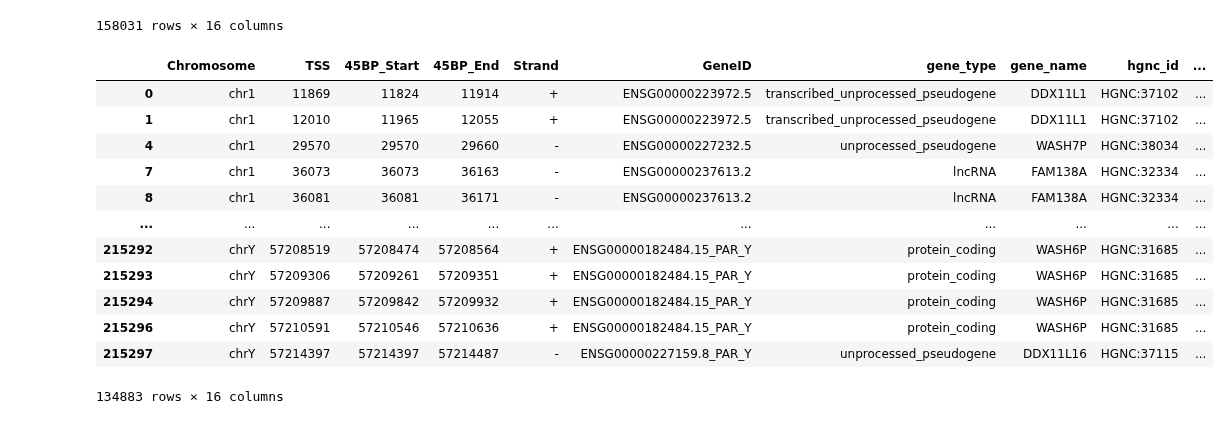
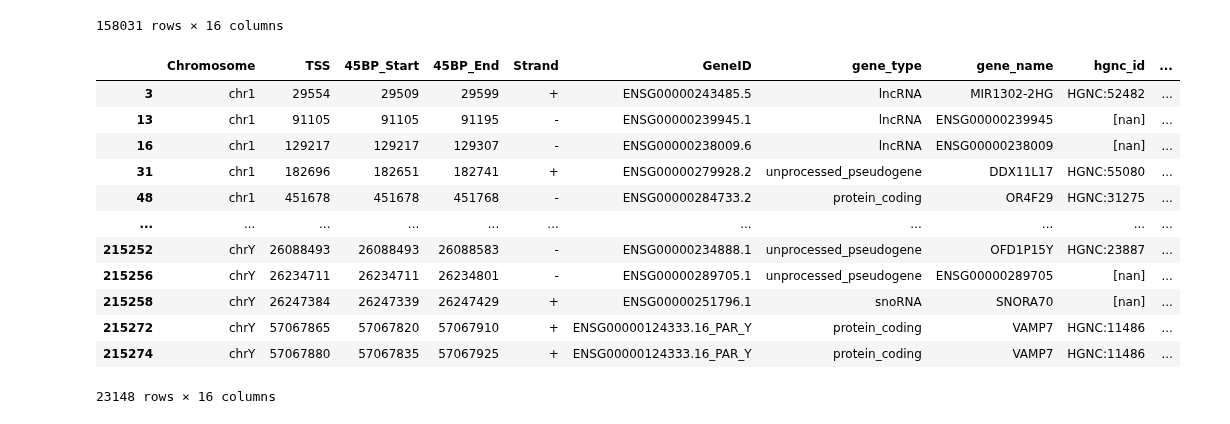
Before and after one commit to duttaprat/Postdoc, a Jupyter notebook: DNABERT_data_processing/Core_promoter/core-promoter_TATA_NonTATA_PWM.ipynb, the cells around one changed output. Drawn from its saved outputs; the diff is of its cells as text; code cells hidden in the pictures.

```diff
--- a/DNABERT_data_processing/Core_promoter/core-promoter_TATA_NonTATA_PWM.ipynb
+++ b/DNABERT_data_processing/Core_promoter/core-promoter_TATA_NonTATA_PWM.ipynb
@@ -561,20 +558,20 @@ selected_df
 | 215297 | chrY | 57214397 | 57214397 | 57214487 | - | ENSG00000227159.8_PAR_Y | unprocessed_pseudogene | DDX11L16 | HGNC:37115 | ... |
 158031 rows × 16 columns
 # %%
-tata_negative_core_df = selected_df[(selected_df['Position'] < 10) | (selected_df['Position'] > 20)]
+tata_negative_core_df = selected_df[(selected_df['Position'] >= 10) & (selected_df['Position'] <= 20)]
 tata_negative_core_df
 # %% [output]
 |  | Chromosome | TSS | 45BP_Start | 45BP_End | Strand | GeneID | gene_type | gene_name | hgnc_id | ... |
-| 0 | chr1 | 11869 | 11824 | 11914 | + | ENSG00000223972.5 | transcribed_unprocessed_pseudogene | DDX11L1 | HGNC:37102 | ... |
-| 1 | chr1 | 12010 | 11965 | 12055 | + | ENSG00000223972.5 | transcribed_unprocessed_pseudogene | DDX11L1 | HGNC:37102 | ... |
-| 4 | chr1 | 29570 | 29570 | 29660 | - | ENSG00000227232.5 | unprocessed_pseudogene | WASH7P | HGNC:38034 | ... |
-| 7 | chr1 | 36073 | 36073 | 36163 | - | ENSG00000237613.2 | lncRNA | FAM138A | HGNC:32334 | ... |
-| 8 | chr1 | 36081 | 36081 | 36171 | - | ENSG00000237613.2 | lncRNA | FAM138A | HGNC:32334 | ... |
+| 3 | chr1 | 29554 | 29509 | 29599 | + | ENSG00000243485.5 | lncRNA | MIR1302-2HG | HGNC:52482 | ... |
+| 13 | chr1 | 91105 | 91105 | 91195 | - | ENSG00000239945.1 | lncRNA | ENSG00000239945 | [nan] | ... |
+| 16 | chr1 | 129217 | 129217 | 129307 | - | ENSG00000238009.6 | lncRNA | ENSG00000238009 | [nan] | ... |
+| 31 | chr1 | 182696 | 182651 | 182741 | + | ENSG00000279928.2 | unprocessed_pseudogene | DDX11L17 | HGNC:55080 | ... |
+| 48 | chr1 | 451678 | 451678 | 451768 | - | ENSG00000284733.2 | protein_coding | OR4F29 | HGNC:31275 | ... |
 | ... | ... | ... | ... | ... | ... | ... | ... | ... | ... | ... |
-| 215292 | chrY | 57208519 | 57208474 | 57208564 | + | ENSG00000182484.15_PAR_Y | protein_coding | WASH6P | HGNC:31685 | ... |
-| 215293 | chrY | 57209306 | 57209261 | 57209351 | + | ENSG00000182484.15_PAR_Y | protein_coding | WASH6P | HGNC:31685 | ... |
-| 215294 | chrY | 57209887 | 57209842 | 57209932 | + | ENSG00000182484.15_PAR_Y | protein_coding | WASH6P | HGNC:31685 | ... |
-| 215296 | chrY | 57210591 | 57210546 | 57210636 | + | ENSG00000182484.15_PAR_Y | protein_coding | WASH6P | HGNC:31685 | ... |
-| 215297 | chrY | 57214397 | 57214397 | 57214487 | - | ENSG00000227159.8_PAR_Y | unprocessed_pseudogene | DDX11L16 | HGNC:37115 | ... |
+| 215252 | chrY | 26088493 | 26088493 | 26088583 | - | ENSG00000234888.1 | unprocessed_pseudogene | OFD1P15Y | HGNC:23887 | ... |
+| 215256 | chrY | 26234711 | 26234711 | 26234801 | - | ENSG00000289705.1 | unprocessed_pseudogene | ENSG00000289705 | [nan] | ... |
+| 215258 | chrY | 26247384 | 26247339 | 26247429 | + | ENSG00000251796.1 | snoRNA | SNORA70 | [nan] | ... |
+| 215272 | chrY | 57067865 | 57067820 | 57067910 | + | ENSG00000124333.16_PAR_Y | protein_coding | VAMP7 | HGNC:11486 | ... |
+| 215274 | chrY | 57067880 | 57067835 | 57067925 | + | ENSG00000124333.16_PAR_Y | protein_coding | VAMP7 | HGNC:11486 | ... |
-134883 rows × 16 columns
+23148 rows × 16 columns
 # %%
```
Also changed, not shown: parts of 15 cells of this notebook, 2 other files.
